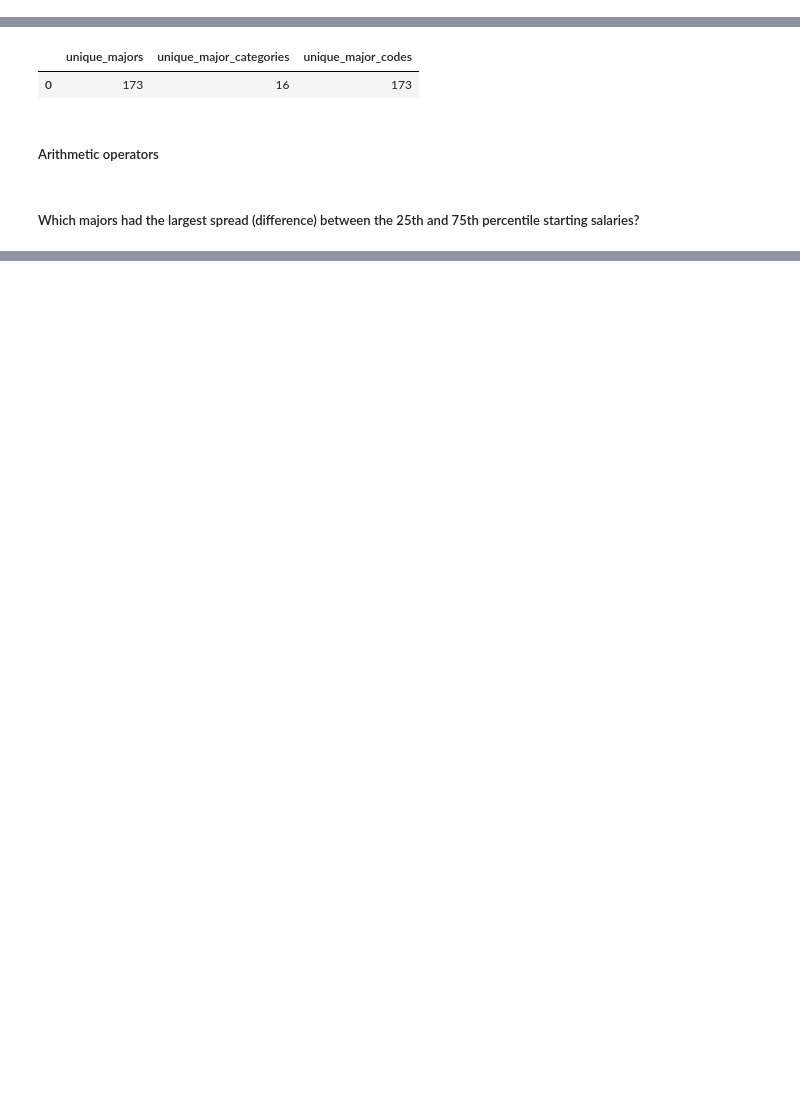
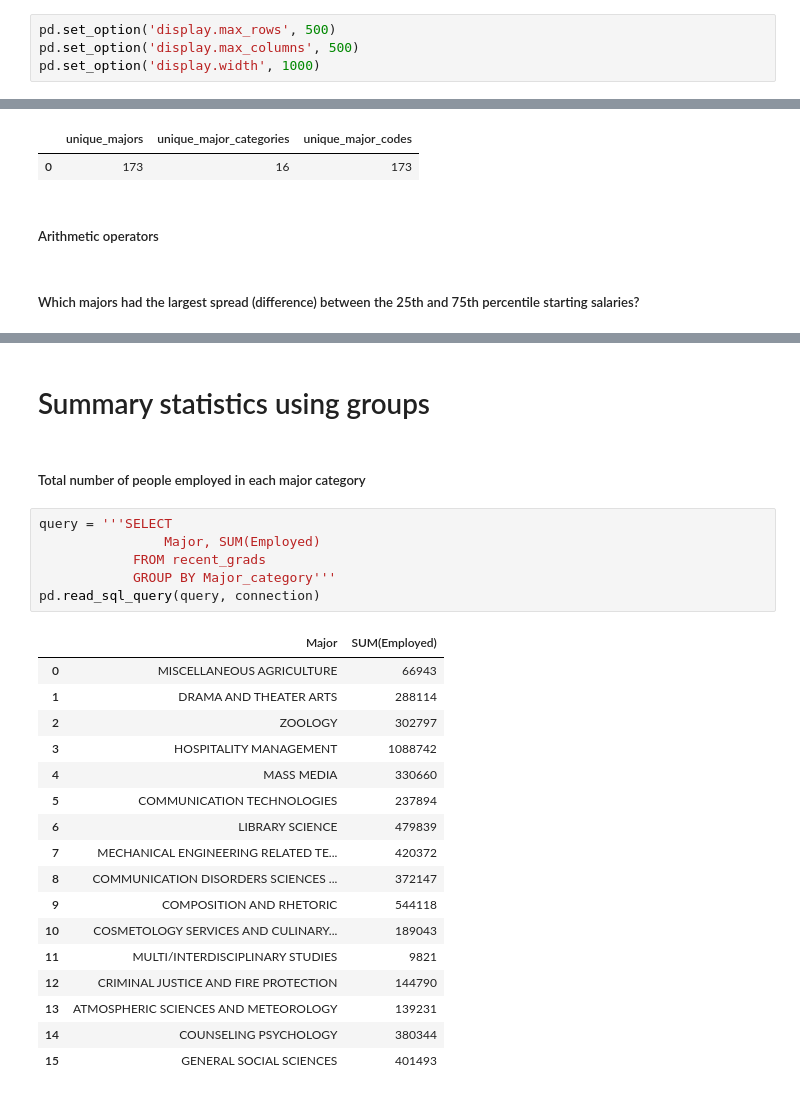
Before and after one commit to Ysbail/MiniProjects, a Jupyter notebook: SQL/SQL_jobs.ipynb, the cells around one changed output, grey strips where cells are left out. Saved outputs shown, nothing was run; the diff lists cells and outputs as text; blank space fills up the shorter version.

```diff
--- a/SQL/SQL_jobs.ipynb
+++ b/SQL/SQL_jobs.ipynb
@@ -7,3 +24,7 @@ In this excersice I am using pandas to work on SQLite database with statistics o
+# %%
+pd.set_option('display.max_rows', 500)
+pd.set_option('display.max_columns', 500)
+pd.set_option('display.width', 1000)
 # %% [markdown]
 ### Connecting to database
 # %%
@@ -254,3 +301,31 @@ pd.read_sql_query(query, connection)
 | 17 | TEACHER EDUCATION: MULTIPLE LEVELS | Education | 13000 |
 | 18 | ENVIRONMENTAL ENGINEERING | Engineering | 14000 |
 | 19 | MEDICAL TECHNOLOGIES TECHNICIANS | Health | 14000 |
+# %% [markdown]
+# Summary statistics using groups
+# %% [markdown]
+#####  Total number of people employed in each major category
+# %%
+query = '''SELECT
+                Major, SUM(Employed)
+            FROM recent_grads
+            GROUP BY Major_category'''
+pd.read_sql_query(query, connection)
+# %% [output]
+|  | Major | SUM(Employed) |
+| 0 | MISCELLANEOUS AGRICULTURE | 66943 |
+| 1 | DRAMA AND THEATER ARTS | 288114 |
+| 2 | ZOOLOGY | 302797 |
+| 3 | HOSPITALITY MANAGEMENT | 1088742 |
+| 4 | MASS MEDIA | 330660 |
+| 5 | COMMUNICATION TECHNOLOGIES | 237894 |
+| 6 | LIBRARY SCIENCE | 479839 |
+| 7 | MECHANICAL ENGINEERING RELATED TE... | 420372 |
+| 8 | COMMUNICATION DISORDERS SCIENCES ... | 372147 |
+| 9 | COMPOSITION AND RHETORIC | 544118 |
+| 10 | COSMETOLOGY SERVICES AND CULINARY... | 189043 |
+| 11 | MULTI/INTERDISCIPLINARY STUDIES | 9821 |
+| 12 | CRIMINAL JUSTICE AND FIRE PROTECTION | 144790 |
+| 13 | ATMOSPHERIC SCIENCES AND METEOROLOGY | 139231 |
+| 14 | COUNSELING PSYCHOLOGY | 380344 |
+| 15 | GENERAL SOCIAL SCIENCES | 401493 |
```
Also changed, not shown: parts of 55 cells of this notebook.
